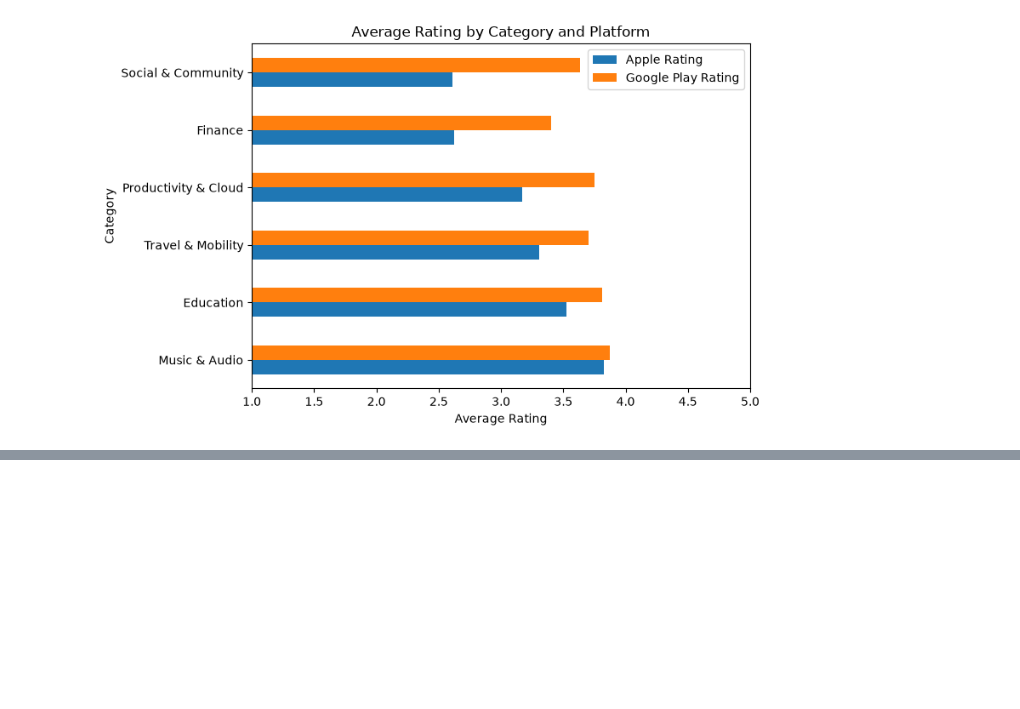
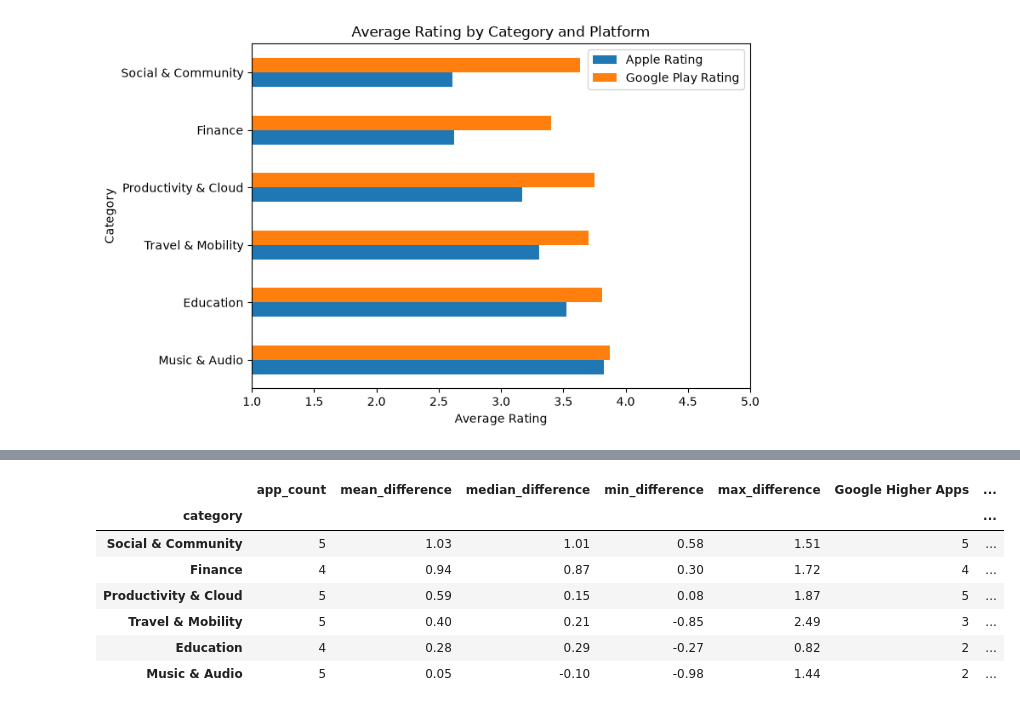
Before and after one commit to olizzh0105/review-data-source-analysis, a Jupyter notebook: notebooks/03_category_analysis.ipynb, the cells around one changed output, grey strips where cells are left out. Saved outputs shown, nothing was run; the diff lists cells and outputs as text; code cells hidden in the pictures; blank space fills up the shorter version.

```diff
--- a/notebooks/03_category_analysis.ipynb
+++ b/notebooks/03_category_analysis.ipynb
@@ -163,0 +212,47 @@ plt.show()
+# %%
+category_consistency = (
+    app_category_rating
+    .groupby("category")["Difference"]
+    .agg(
+        app_count="count",
+        mean_difference="mean",
+        median_difference="median",
+        min_difference="min",
+        max_difference="max"
+    )
+)
+
+category_consistency["Google Higher Apps"] = (
+    app_category_rating["Difference"]
+    .gt(0)
+    .groupby(level="category")
+    .sum()
+)
+
+category_consistency["Apple Higher Apps"] = (
+    app_category_rating["Difference"]
+    .lt(0)
+    .groupby(level="category")
+    .sum()
+)
+
+category_consistency = (
+    category_consistency
+    .sort_values(
+        "mean_difference",
+        ascending=False
+    )
+)
+
+display(
+    category_consistency.round(2)
+)
+# %% [output]
+|  | app_count | mean_difference | median_difference | min_difference | max_difference | Google Higher Apps | ... |
+| category |  |  |  |  |  |  | ... |
+| Social & Community | 5 | 1.03 | 1.01 | 0.58 | 1.51 | 5 | ... |
+| Finance | 4 | 0.94 | 0.87 | 0.30 | 1.72 | 4 | ... |
+| Productivity & Cloud | 5 | 0.59 | 0.15 | 0.08 | 1.87 | 5 | ... |
+| Travel & Mobility | 5 | 0.40 | 0.21 | -0.85 | 2.49 | 3 | ... |
+| Education | 4 | 0.28 | 0.29 | -0.27 | 0.82 | 2 | ... |
+| Music & Audio | 5 | 0.05 | -0.10 | -0.98 | 1.44 | 2 | ... |
```
Also changed, not shown: parts of 10 cells of this notebook.
